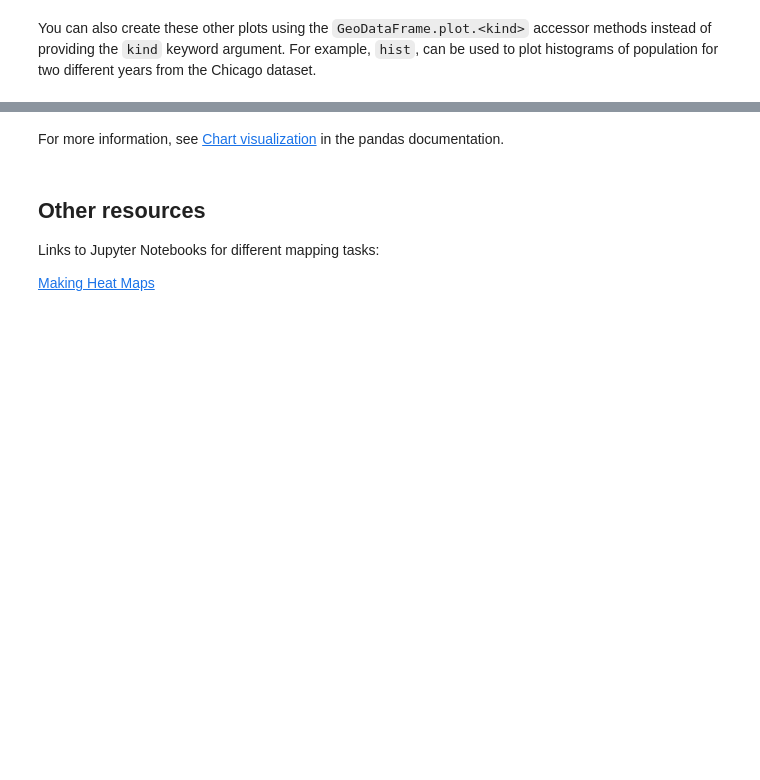
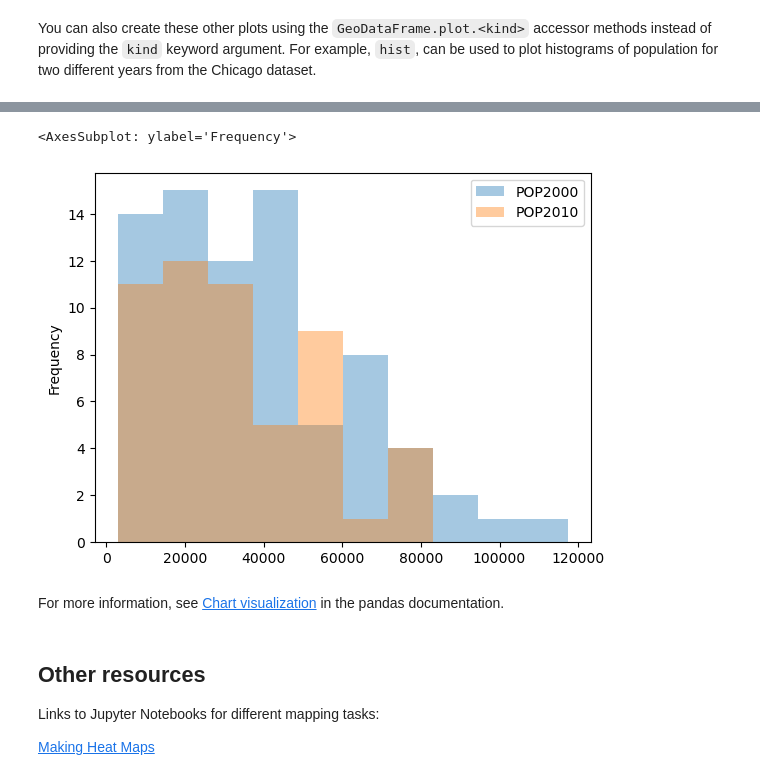
Before and after one commit to Francesco-Ghizzo/Data-Science, a Jupyter notebook: Python/GIS/GeoPandas/User Guide/Mapping and plotting tools.ipynb, the cells around one changed output, grey strips where cells are left out. Cells and saved outputs as stored; diff of their text form; code cells hidden in the pictures; blank space fills up the shorter version.

```diff
--- a/Python/GIS/GeoPandas/User Guide/Mapping and plotting tools.ipynb
+++ b/Python/GIS/GeoPandas/User Guide/Mapping and plotting tools.ipynb
@@ -268,3 +254,8 @@ For example, <code>hist</code>, can be used to plot histograms of population for
+# %%
+chicago[["POP2000", "POP2010", "geometry"]].plot.hist(alpha=.4)
+# %% [output]
+<AxesSubplot: ylabel='Frequency'>
+[figure, added]
 # %% [markdown]
 <p>For more information, see <a href="https://pandas.pydata.org/pandas-docs/stable/user_guide/visualization.html">Chart visualization</a> in the pandas documentation.</p>
 # %% [markdown]
```
Also changed, not shown: parts of 9 cells of this notebook.
